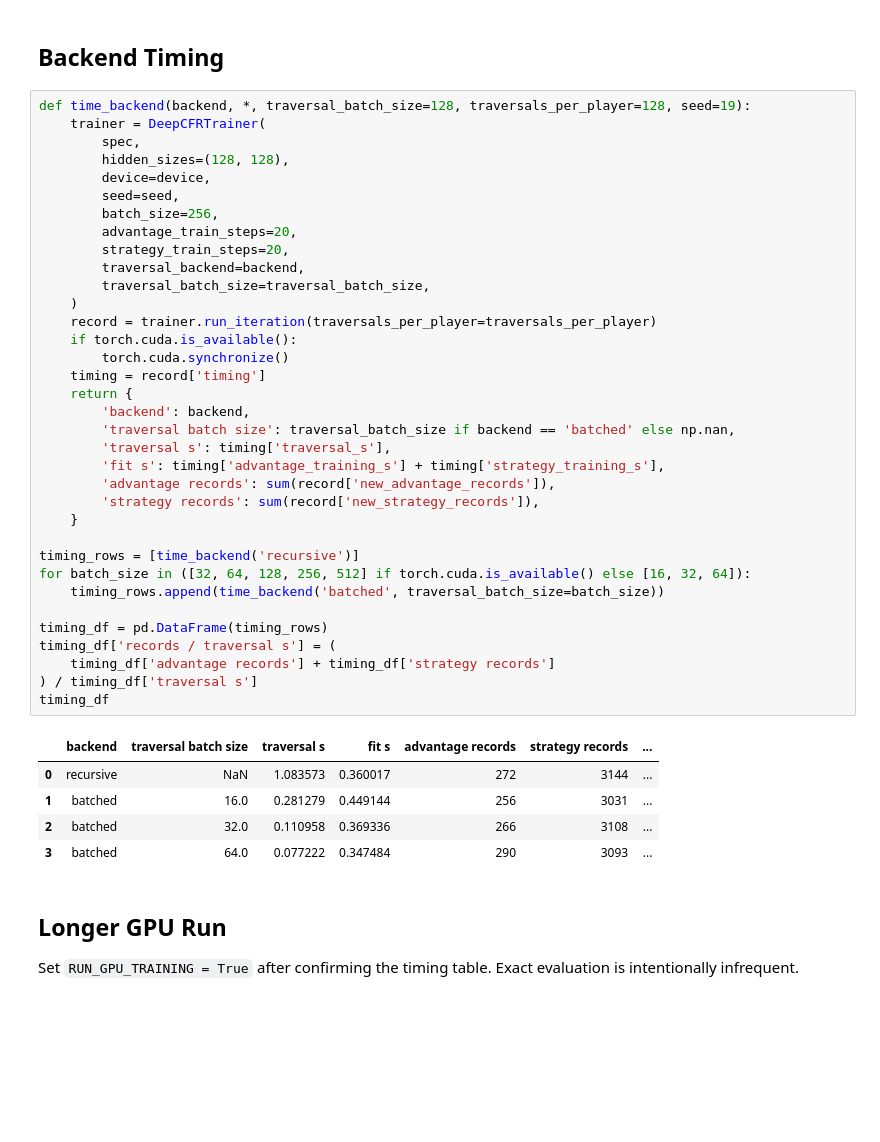
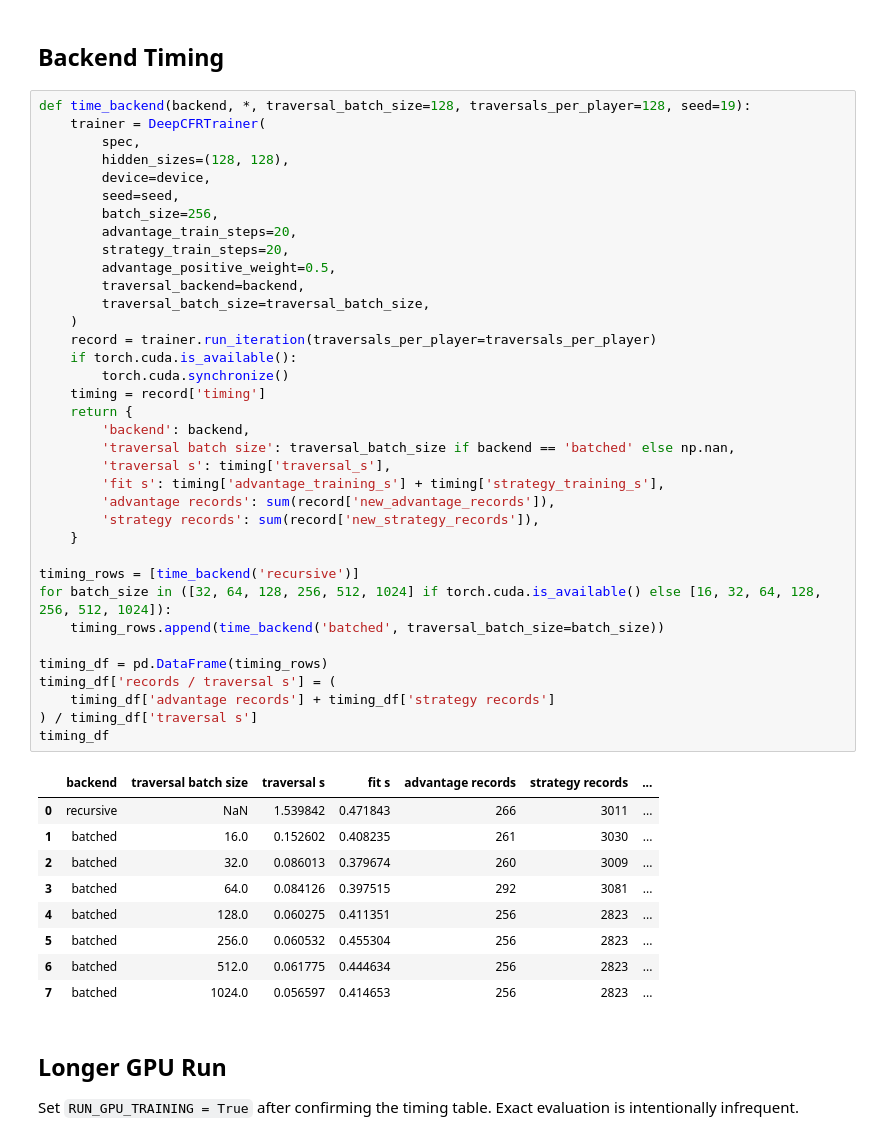
Before and after one commit to ImAdityaGupta/liars_poker, a Jupyter notebook: notebooks/june_2026/deep_cfr_batched_gpu_validation.ipynb, the cells around one changed output. Drawn from its saved outputs; the diff is of its cells as text; blank space fills up the shorter version.

```diff
--- a/notebooks/june_2026/deep_cfr_batched_gpu_validation.ipynb
+++ b/notebooks/june_2026/deep_cfr_batched_gpu_validation.ipynb
@@ -184,38 +185,43 @@ def time_backend(backend, *, traversal_batch_size=128, traversals_per_player=128
         seed=seed,
         batch_size=256,
         advantage_train_steps=20,
         strategy_train_steps=20,
+        advantage_positive_weight=0.5,
         traversal_backend=backend,
         traversal_batch_size=traversal_batch_size,
     )
     record = trainer.run_iteration(traversals_per_player=traversals_per_player)
     if torch.cuda.is_available():
         torch.cuda.synchronize()
     timing = record['timing']
     return {
         'backend': backend,
         'traversal batch size': traversal_batch_size if backend == 'batched' else np.nan,
         'traversal s': timing['traversal_s'],
         'fit s': timing['advantage_training_s'] + timing['strategy_training_s'],
         'advantage records': sum(record['new_advantage_records']),
         'strategy records': sum(record['new_strategy_records']),
     }
 
 timing_rows = [time_backend('recursive')]
-for batch_size in ([32, 64, 128, 256, 512] if torch.cuda.is_available() else [16, 32, 64]):
+for batch_size in ([32, 64, 128, 256, 512, 1024] if torch.cuda.is_available() else [16, 32, 64, 128, 256, 512, 1024]):
     timing_rows.append(time_backend('batched', traversal_batch_size=batch_size))
 
 timing_df = pd.DataFrame(timing_rows)
 timing_df['records / traversal s'] = (
     timing_df['advantage records'] + timing_df['strategy records']
 ) / timing_df['traversal s']
 timing_df
 # %% [output]
 |  | backend | traversal batch size | traversal s | fit s | advantage records | strategy records | ... |
-| 0 | recursive | NaN | 1.083573 | 0.360017 | 272 | 3144 | ... |
-| 1 | batched | 16.0 | 0.281279 | 0.449144 | 256 | 3031 | ... |
-| 2 | batched | 32.0 | 0.110958 | 0.369336 | 266 | 3108 | ... |
-| 3 | batched | 64.0 | 0.077222 | 0.347484 | 290 | 3093 | ... |
+| 0 | recursive | NaN | 1.539842 | 0.471843 | 266 | 3011 | ... |
+| 1 | batched | 16.0 | 0.152602 | 0.408235 | 261 | 3030 | ... |
+| 2 | batched | 32.0 | 0.086013 | 0.379674 | 260 | 3009 | ... |
+| 3 | batched | 64.0 | 0.084126 | 0.397515 | 292 | 3081 | ... |
+| 4 | batched | 128.0 | 0.060275 | 0.411351 | 256 | 2823 | ... |
+| 5 | batched | 256.0 | 0.060532 | 0.455304 | 256 | 2823 | ... |
+| 6 | batched | 512.0 | 0.061775 | 0.444634 | 256 | 2823 | ... |
+| 7 | batched | 1024.0 | 0.056597 | 0.414653 | 256 | 2823 | ... |
 # %% [markdown]
 ## Longer GPU Run
 
```
Also changed, not shown: parts of 2 cells of this notebook, 1 other file.
